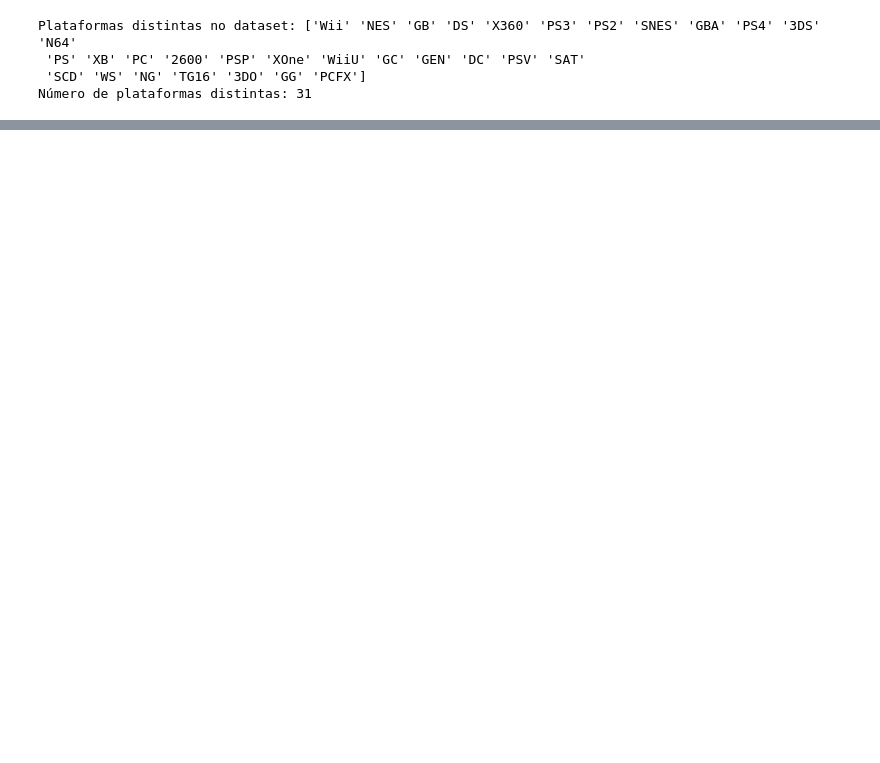
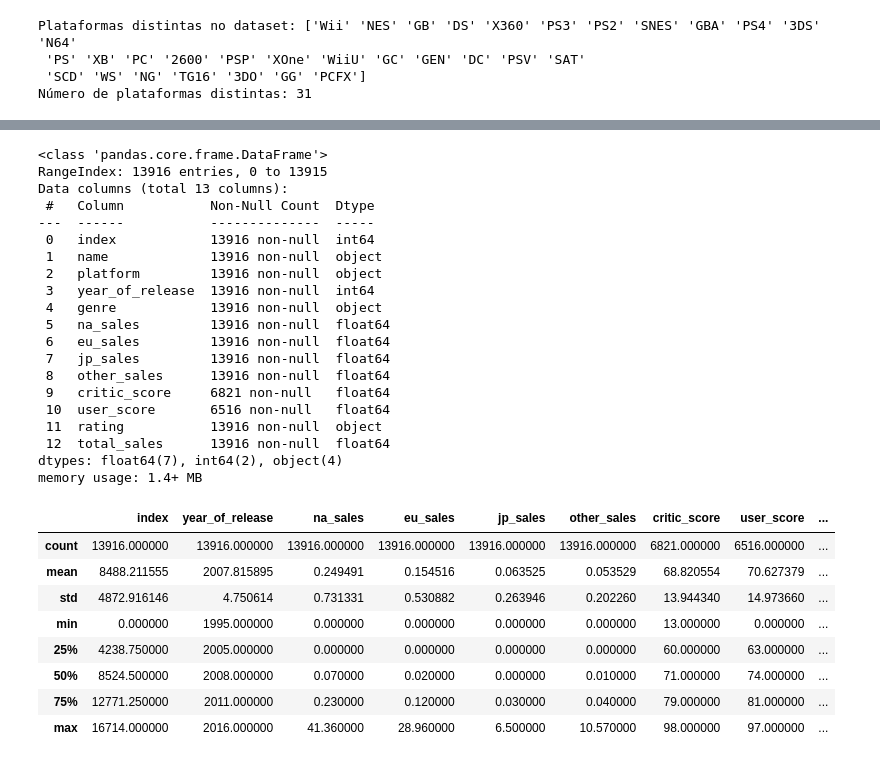
Before and after one commit to peperrone/mbads-sprint7-games, a Jupyter notebook: notebook.ipynb, the cells around one changed output, grey strips where cells are left out. Drawn from its saved outputs; the diff is of its cells as text; code cells hidden in the pictures; blank space fills up the shorter version.

```diff
--- a/notebook.ipynb
+++ b/notebook.ipynb
@@ -591,7 +591,11 @@ df_grouped_platform = df.groupby('platform').agg({
 
 df_grouped_platform.rename(columns={'name': 'game_count', 'year_of_release': 'year_count'}, inplace=True)
 
-df_grouped_platform.head(20)
+display(df_grouped_platform.head(20))
+
+top_10_platforms = df_grouped_platform['platform'].head(10).tolist()
+
+print('Top 10 plataformas mais populares por total em vendas:', top_10_platforms)
 # %% [output]
 |  | platform | game_count | total_sales | year_count |
 | 0 | PS2 | 2127 | 1233.56 | 12 |
@@ -647,0 +719,44 @@ fig.show()
+# %%
+## Criando um dataframe filtrado com as decisões da última etapa, ou seja, jogos lançados a partir de 1995, com vendas registradas e pertencentes às plataformas selecionadas
+
+# Esse data frame será usado para análises de padrões em generos e scores e sua correlação com vendas ao longos dos anos.
+# Ele é mais abrangente do que o df_recent, pois inclui jogos lançados a partir de 1995, permitindo uma análise histórica mais completa
+
+df_full = df[
+    (df['year_of_release'] >= 1995) &
+    (df['platform'].isin(selected_platforms)) &
+    (df['total_sales'] > 0)
+].reset_index()
+
+df_full.info()
+df_full.describe()
+# %% [output]
+<class 'pandas.core.frame.DataFrame'>
+RangeIndex: 13916 entries, 0 to 13915
+Data columns (total 13 columns):
+ #   Column           Non-Null Count  Dtype
+---  ------           --------------  -----
+ 0   index            13916 non-null  int64
+ 1   name             13916 non-null  object
+ 2   platform         13916 non-null  object
+ 3   year_of_release  13916 non-null  int64
+ 4   genre            13916 non-null  object
+ 5   na_sales         13916 non-null  float64
+ 6   eu_sales         13916 non-null  float64
+ 7   jp_sales         13916 non-null  float64
+ 8   other_sales      13916 non-null  float64
+ 9   critic_score     6821 non-null   float64
+ 10  user_score       6516 non-null   float64
+ 11  rating           13916 non-null  object
+ 12  total_sales      13916 non-null  float64
+dtypes: float64(7), int64(2), object(4)
+memory usage: 1.4+ MB
+|  | index | year_of_release | na_sales | eu_sales | jp_sales | other_sales | critic_score | user_score | ... |
+| count | 13916.000000 | 13916.000000 | 13916.000000 | 13916.000000 | 13916.000000 | 13916.000000 | 6821.000000 | 6516.000000 | ... |
+| mean | 8488.211555 | 2007.815895 | 0.249491 | 0.154516 | 0.063525 | 0.053529 | 68.820554 | 70.627379 | ... |
+| std | 4872.916146 | 4.750614 | 0.731331 | 0.530882 | 0.263946 | 0.202260 | 13.944340 | 14.973660 | ... |
+| min | 0.000000 | 1995.000000 | 0.000000 | 0.000000 | 0.000000 | 0.000000 | 13.000000 | 0.000000 | ... |
+| 25% | 4238.750000 | 2005.000000 | 0.000000 | 0.000000 | 0.000000 | 0.000000 | 60.000000 | 63.000000 | ... |
+| 50% | 8524.500000 | 2008.000000 | 0.070000 | 0.020000 | 0.000000 | 0.010000 | 71.000000 | 74.000000 | ... |
+| 75% | 12771.250000 | 2011.000000 | 0.230000 | 0.120000 | 0.030000 | 0.040000 | 79.000000 | 81.000000 | ... |
+| max | 16714.000000 | 2016.000000 | 41.360000 | 28.960000 | 6.500000 | 10.570000 | 98.000000 | 97.000000 | ... |
```
Also changed, not shown: parts of 18 cells of this notebook.
